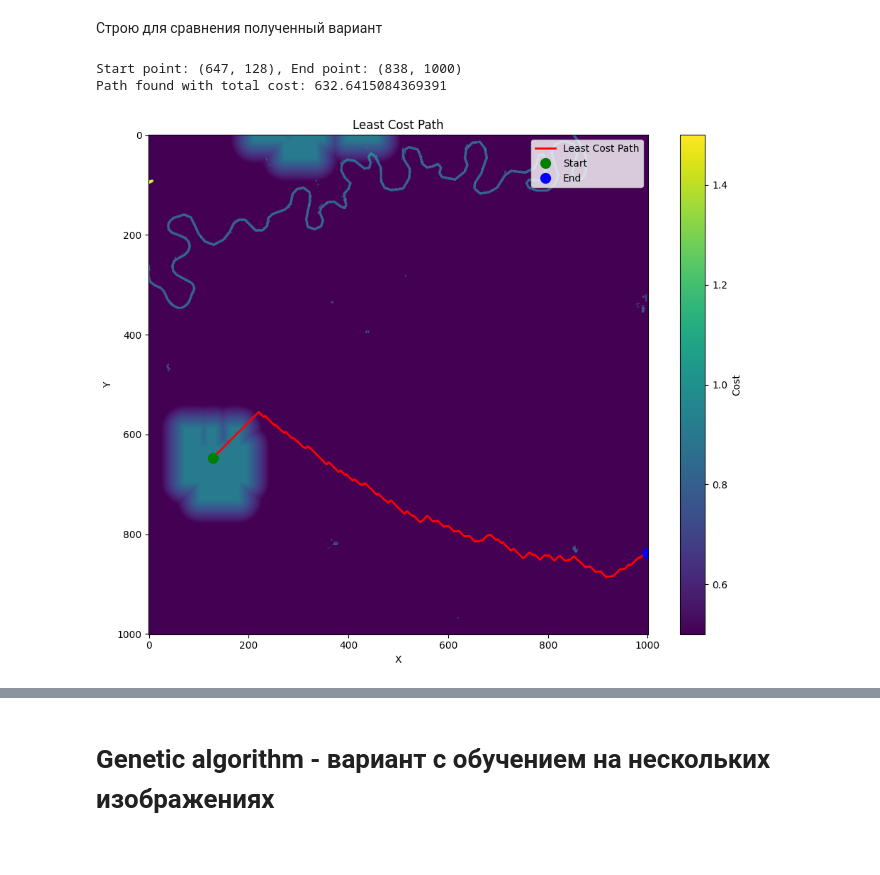
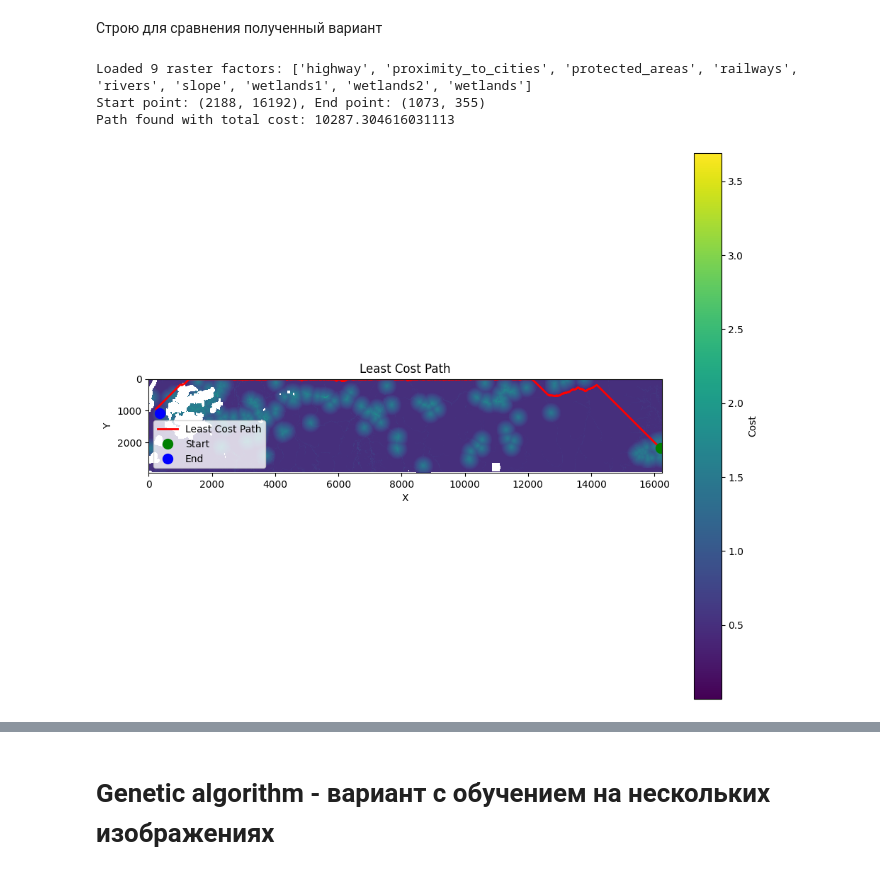
Before and after one commit to MariaKondr/ga_test, a Jupyter notebook: analysis.ipynb, the cells around one changed output, grey strips where cells are left out. Cells and saved outputs as stored; diff of their text form; code cells hidden in the pictures.

```diff
--- a/analysis.ipynb
+++ b/analysis.ipynb
@@ -493,3 +921,14 @@ visualize_ga_results(table, all_populations, best_individual, generations, best_
+# %%
+start_weight = {
+    'highway': 0.6,
+    'proximity_to_cities': 1,
+    'slope': 1,
+    'railways': 0.6,
+    'rivers': 0.7,
+    'wetlands': 0.7,
+    'wetlands1': 0.5,
+    'wetlands2': 0.9,
+}
 # %% [markdown]
 Строю для сравнения полученный вариант
 # %%
@@ -506,62 +945,63 @@ visualize_ga_results(table, all_populations, best_individual, generations, best_
 # end_indices = data_loader.coordinates_to_indices(end_x, end_y)
 
 # Построение для областей интереса от Новосибирска до Красноярска и от Жигалово до Красноярска
-final_datasets = ["datasets/roi1", "datasets/roi2"]
+final_datasets = ["datasets/roi1_100scale", "datasets/roi2_100scale"]
 
-start_x_points_list =  {"datasets/roi1": 9245443,
-                        "datasets/roi2": 11813503}
+start_x_points_list =  {"datasets/roi1_100scale": 9245443,
+                        "datasets/roi2_100scale": 11813503}
 
-start_y_points_list = {"datasets/roi1": 7359936,
-                       "datasets/roi2":7436839}
+start_y_points_list = {"datasets/roi1_100scale": 7359936,
+                       "datasets/roi2_100scale":7436839}
 
-end_x_points_list = {"datasets/roi1": 10229816,
-                     "datasets/roi2":10229816}
+end_x_points_list = {"datasets/roi1_100scale": 10229816,
+                     "datasets/roi2_100scale":10229816}
 
-end_y_points_list = {"datasets/roi1": 7548399,
-                     "datasets/roi2":7548399}
+end_y_points_list = {"datasets/roi1_100scale": 7548399,
+                     "datasets/roi2_100scale":7548399}
 
 
-dataset_path = "datasets/roi1" # в качестве первого привожу от новосибирска до красноярска
+dataset_path = "datasets/roi2_100scale" # в качестве первого привожу от новосибирска до красноярска
 
 data_loader = DataLoader(dataset_path)
 data_loader.load_data(factor_mapping=factor_mapping)
 start_indices = data_loader.coordinates_to_indices(start_x_points_list[dataset_path], start_y_points_list[dataset_path])
 end_indices = data_loader.coordinates_to_indices(end_x_points_list[dataset_path], end_y_points_list[dataset_path])
-reference_path = load_reference_path(os.path.join(dataset_path, 'reference'))
+#reference_path = load_reference_path(os.path.join(dataset_path, 'reference'))
 
 cost_generator = CostMapGenerator(data_loader.factors)
 weight_mapping = None
-cost_map = cost_generator.generate_cost_map(weights=best_solution, default_weight=None, weight_mapping=weight_mapping)
+cost_map = cost_generator.generate_cost_map(weights=start_weight, default_weight=None, weight_mapping=weight_mapping)#best_solution
 cost_map[cost_map == 0] = np.inf
 
 print(f"Start point: {start_indices}, End point: {end_indices}")
 
 path_finder = LeastCostPathFinder(cost_map)
 metadata = data_loader.get_common_metadata()
 path_indices, path_cost = path_finder.find_path(
     start_indices,
     end_indices,
     method='astar',
     fully_connected=True
 )
 print(f"Path found with total cost: {path_cost}")
 
 # Visualize path on cost map
 path_finder.visualize_path(path_indices, start_indices, end_indices)
 
 # Convert path to GeoDataFrame (pass transform and crs here)
 path_gdf = path_finder.path_to_geodataframe(
     path_indices,
     path_cost,
     transform=metadata['transform'],
     crs=metadata['crs']
 )
 
 # Save path (optional)
-path_output = os.path.join(dataset_path, 'results', 'least_cost_path.geojson')
+path_output = os.path.join(dataset_path, 'results', 'least_cost_path_roi2_start.geojson')
 path_gdf.to_file(path_output)
 # %% [output]
-Start point: (647, 128), End point: (838, 1000)
-Path found with total cost: 632.6415084369391
+Loaded 9 raster factors: ['highway', 'proximity_to_cities', 'protected_areas', 'railways', 'rivers', 'slope', 'wetlands1', 'wetlands2', 'wetlands']
+Start point: (2188, 16192), End point: (1073, 355)
+Path found with total cost: 10287.304616031113
-[figure, old version]
+[figure, new version]
 # %%
```
Also changed, not shown: parts of 37 cells of this notebook.
